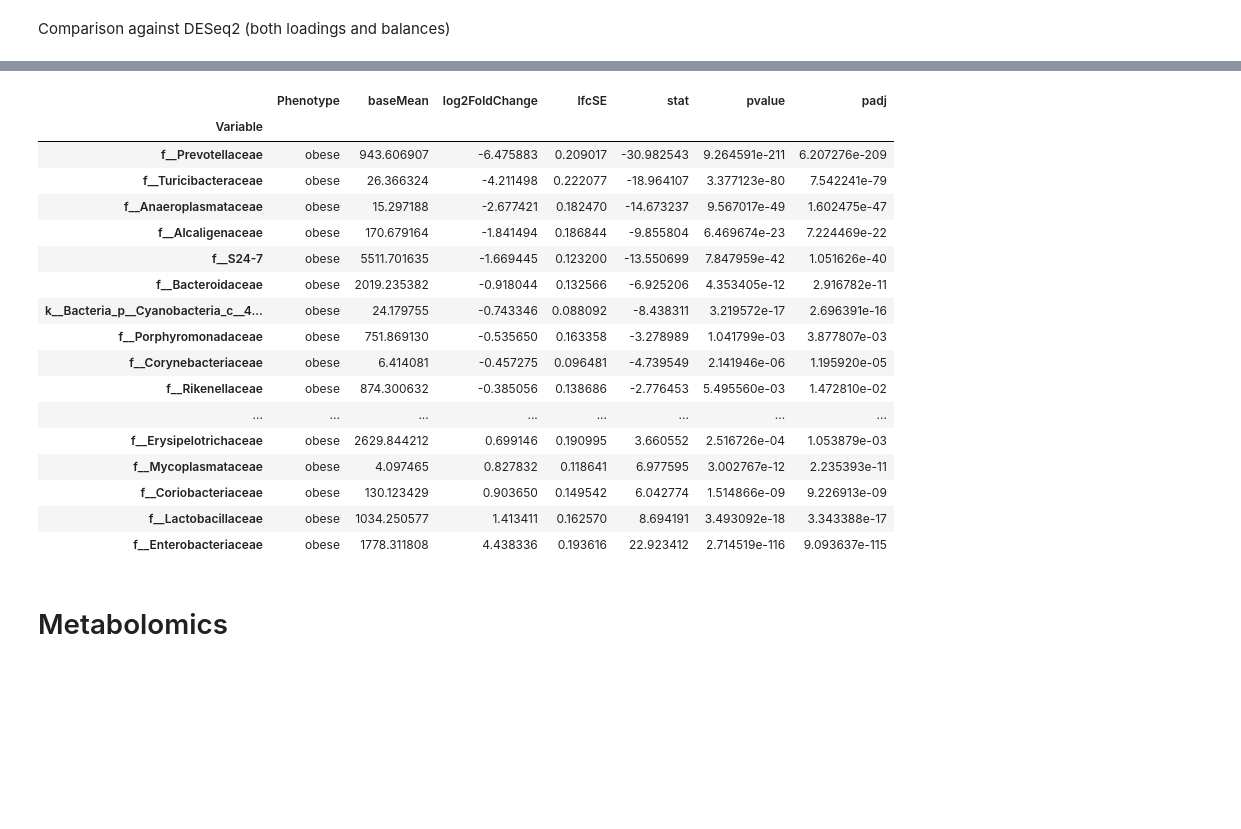
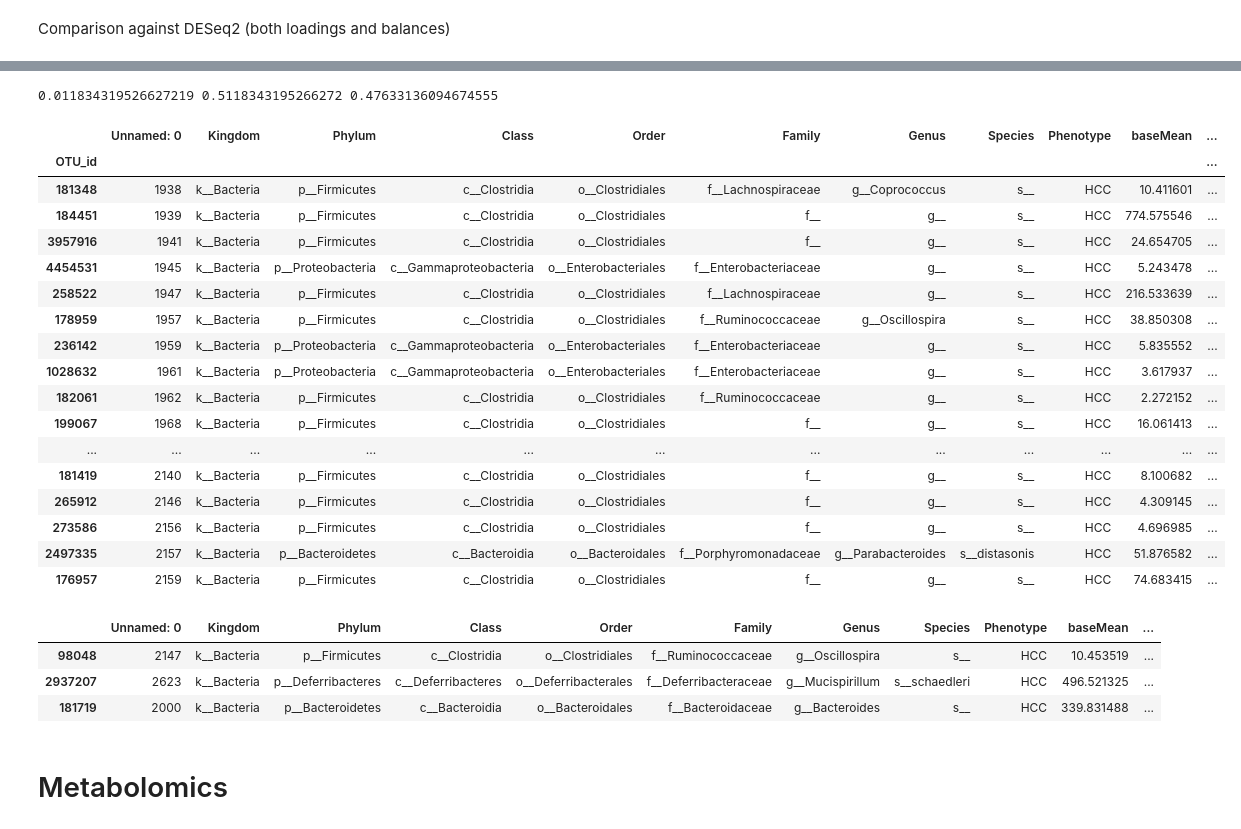
Before and after one commit to mortonjt/iv-analysis, a Jupyter notebook: ipynb/Figure3.ipynb, the cells around one changed output, grey strips where cells are left out. Saved outputs shown, nothing was run; the diff lists cells and outputs as text; code cells hidden in the pictures; blank space fills up the shorter version.

```diff
--- a/ipynb/Figure3.ipynb
+++ b/ipynb/Figure3.ipynb
@@ -170,24 +137,41 @@ pd.merge(deseq2_obese, deseq2_HCC, left_index=True, right_index=True)
-# %%
-deseq2_obese.loc[common_taxa].sort_values('log2FoldChange')
-# %% [output]
-|  | Phenotype | baseMean | log2FoldChange | lfcSE | stat | pvalue | padj |
-| Variable |  |  |  |  |  |  |  |
-| f__Prevotellaceae | obese | 943.606907 | -6.475883 | 0.209017 | -30.982543 | 9.264591e-211 | 6.207276e-209 |
-| f__Turicibacteraceae | obese | 26.366324 | -4.211498 | 0.222077 | -18.964107 | 3.377123e-80 | 7.542241e-79 |
-| f__Anaeroplasmataceae | obese | 15.297188 | -2.677421 | 0.182470 | -14.673237 | 9.567017e-49 | 1.602475e-47 |
-| f__Alcaligenaceae | obese | 170.679164 | -1.841494 | 0.186844 | -9.855804 | 6.469674e-23 | 7.224469e-22 |
-| f__S24-7 | obese | 5511.701635 | -1.669445 | 0.123200 | -13.550699 | 7.847959e-42 | 1.051626e-40 |
-| f__Bacteroidaceae | obese | 2019.235382 | -0.918044 | 0.132566 | -6.925206 | 4.353405e-12 | 2.916782e-11 |
-| k__Bacteria_p__Cyanobacteria_c__4... | obese | 24.179755 | -0.743346 | 0.088092 | -8.438311 | 3.219572e-17 | 2.696391e-16 |
-| f__Porphyromonadaceae | obese | 751.869130 | -0.535650 | 0.163358 | -3.278989 | 1.041799e-03 | 3.877807e-03 |
-| f__Corynebacteriaceae | obese | 6.414081 | -0.457275 | 0.096481 | -4.739549 | 2.141946e-06 | 1.195920e-05 |
-| f__Rikenellaceae | obese | 874.300632 | -0.385056 | 0.138686 | -2.776453 | 5.495560e-03 | 1.472810e-02 |
-| ... | ... | ... | ... | ... | ... | ... | ... |
-| f__Erysipelotrichaceae | obese | 2629.844212 | 0.699146 | 0.190995 | 3.660552 | 2.516726e-04 | 1.053879e-03 |
-| f__Mycoplasmataceae | obese | 4.097465 | 0.827832 | 0.118641 | 6.977595 | 3.002767e-12 | 2.235393e-11 |
-| f__Coriobacteriaceae | obese | 130.123429 | 0.903650 | 0.149542 | 6.042774 | 1.514866e-09 | 9.226913e-09 |
-| f__Lactobacillaceae | obese | 1034.250577 | 1.413411 | 0.162570 | 8.694191 | 3.493092e-18 | 3.343388e-17 |
-| f__Enterobacteriaceae | obese | 1778.311808 | 4.438336 | 0.193616 | 22.923412 | 2.714519e-116 | 9.093637e-115 |
+# %%
+idx = deseq2_HCC.query('log2FoldChange > 0').index
+neg_count = np.mean(microbe_ranks.loc[idx] < 0)
+zero_count = np.mean(microbe_ranks.loc[idx] == 0)
+pos_count = np.mean(microbe_ranks.loc[idx] > 0)
+print(neg_count, zero_count, pos_count)
+# %% [output]
+0.011834319526627219 0.5118343195266272 0.47633136094674555
+# %%
+deseq2_HCC.loc[(microbe_ranks.loc[idx] == 0).index].query('padj < 0.01').head(50)
+# %% [output]
+|  | Unnamed: 0 | Kingdom | Phylum | Class | Order | Family | Genus | Species | Phenotype | baseMean | ... |
+| OTU_id |  |  |  |  |  |  |  |  |  |  | ... |
+| 181348 | 1938 | k__Bacteria | p__Firmicutes | c__Clostridia | o__Clostridiales | f__Lachnospiraceae | g__Coprococcus | s__ | HCC | 10.411601 | ... |
+| 184451 | 1939 | k__Bacteria | p__Firmicutes | c__Clostridia | o__Clostridiales | f__ | g__ | s__ | HCC | 774.575546 | ... |
+| 3957916 | 1941 | k__Bacteria | p__Firmicutes | c__Clostridia | o__Clostridiales | f__ | g__ | s__ | HCC | 24.654705 | ... |
+| 4454531 | 1945 | k__Bacteria | p__Proteobacteria | c__Gammaproteobacteria | o__Enterobacteriales | f__Enterobacteriaceae | g__ | s__ | HCC | 5.243478 | ... |
+| 258522 | 1947 | k__Bacteria | p__Firmicutes | c__Clostridia | o__Clostridiales | f__Lachnospiraceae | g__ | s__ | HCC | 216.533639 | ... |
+| 178959 | 1957 | k__Bacteria | p__Firmicutes | c__Clostridia | o__Clostridiales | f__Ruminococcaceae | g__Oscillospira | s__ | HCC | 38.850308 | ... |
+| 236142 | 1959 | k__Bacteria | p__Proteobacteria | c__Gammaproteobacteria | o__Enterobacteriales | f__Enterobacteriaceae | g__ | s__ | HCC | 5.835552 | ... |
+| 1028632 | 1961 | k__Bacteria | p__Proteobacteria | c__Gammaproteobacteria | o__Enterobacteriales | f__Enterobacteriaceae | g__ | s__ | HCC | 3.617937 | ... |
+| 182061 | 1962 | k__Bacteria | p__Firmicutes | c__Clostridia | o__Clostridiales | f__Ruminococcaceae | g__ | s__ | HCC | 2.272152 | ... |
+| 199067 | 1968 | k__Bacteria | p__Firmicutes | c__Clostridia | o__Clostridiales | f__ | g__ | s__ | HCC | 16.061413 | ... |
+| ... | ... | ... | ... | ... | ... | ... | ... | ... | ... | ... | ... |
+| 181419 | 2140 | k__Bacteria | p__Firmicutes | c__Clostridia | o__Clostridiales | f__ | g__ | s__ | HCC | 8.100682 | ... |
+| 265912 | 2146 | k__Bacteria | p__Firmicutes | c__Clostridia | o__Clostridiales | f__ | g__ | s__ | HCC | 4.309145 | ... |
+| 273586 | 2156 | k__Bacteria | p__Firmicutes | c__Clostridia | o__Clostridiales | f__ | g__ | s__ | HCC | 4.696985 | ... |
+| 2497335 | 2157 | k__Bacteria | p__Bacteroidetes | c__Bacteroidia | o__Bacteroidales | f__Porphyromonadaceae | g__Parabacteroides | s__distasonis | HCC | 51.876582 | ... |
+| 176957 | 2159 | k__Bacteria | p__Firmicutes | c__Clostridia | o__Clostridiales | f__ | g__ | s__ | HCC | 74.683415 | ... |
+# %%
+(deseq2_HCC
+ .loc[microbe_ranks.loc[(microbe_ranks > 0)].index]
+ .query('log2FoldChange < 0'))
+# %% [output]
+|  | Unnamed: 0 | Kingdom | Phylum | Class | Order | Family | Genus | Species | Phenotype | baseMean | ... |
+| 98048 | 2147 | k__Bacteria | p__Firmicutes | c__Clostridia | o__Clostridiales | f__Ruminococcaceae | g__Oscillospira | s__ | HCC | 10.453519 | ... |
+| 2937207 | 2623 | k__Bacteria | p__Deferribacteres | c__Deferribacteres | o__Deferribacterales | f__Deferribacteraceae | g__Mucispirillum | s__schaedleri | HCC | 496.521325 | ... |
+| 181719 | 2000 | k__Bacteria | p__Bacteroidetes | c__Bacteroidia | o__Bacteroidales | f__Bacteroidaceae | g__Bacteroides | s__ | HCC | 339.831488 | ... |
 # %% [markdown]
 # Metabolomics
 # %%
```
Also changed, not shown: parts of 26 cells of this notebook.
